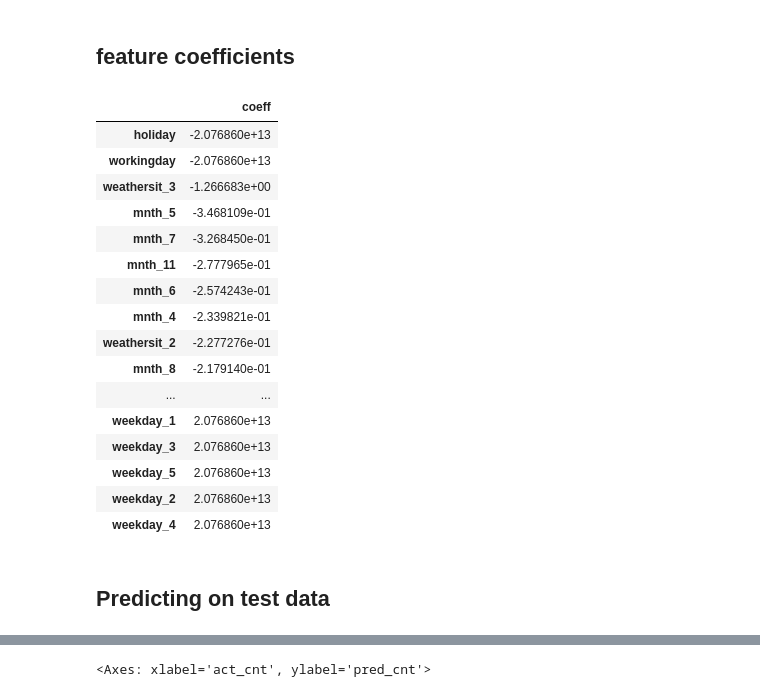
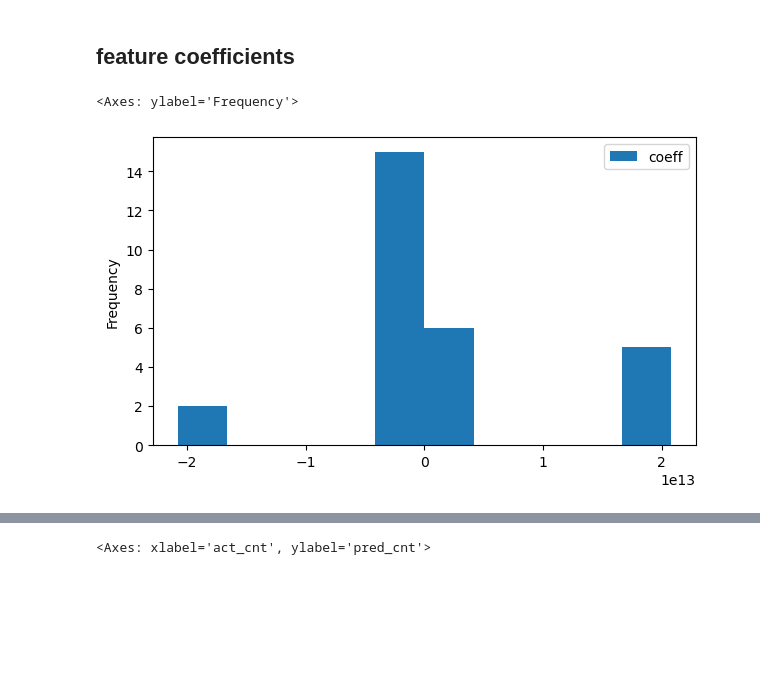
Before and after one commit to jitesh0034/bike_rent_case_study, a Jupyter notebook: Jitesh_BikesAssignment.ipynb, the cells around one changed output, grey strips where cells are left out. Saved outputs shown, nothing was run; the diff lists cells and outputs as text; code cells hidden in the pictures; blank space fills up the shorter version.

```diff
--- a/Jitesh_BikesAssignment.ipynb
+++ b/Jitesh_BikesAssignment.ipynb
@@ -179,24 +165,7 @@ LinearRegression()
 # %% [markdown]
 ## feature coefficients
 # %%
-pd.DataFrame(lm_reg.coef_, columns = lm_reg.feature_names_in_, index = ['coeff']).T.sort_values(by = 'coeff')
+pd.DataFrame(lm_reg.coef_, columns = lm_reg.feature_names_in_, index = ['coeff']).T.sort_values(by = 'coeff').plot(kind = 'hist', figsize = (7,4))
 # %% [output]
-|  | coeff |
-| holiday | -2.076860e+13 |
-| workingday | -2.076860e+13 |
-| weathersit_3 | -1.266683e+00 |
-| mnth_5 | -3.468109e-01 |
-| mnth_7 | -3.268450e-01 |
-| mnth_11 | -2.777965e-01 |
-| mnth_6 | -2.574243e-01 |
-| mnth_4 | -2.339821e-01 |
-| weathersit_2 | -2.277276e-01 |
-| mnth_8 | -2.179140e-01 |
-| ... | ... |
-| weekday_1 | 2.076860e+13 |
-| weekday_3 | 2.076860e+13 |
-| weekday_5 | 2.076860e+13 |
-| weekday_2 | 2.076860e+13 |
-| weekday_4 | 2.076860e+13 |
+<Axes: ylabel='Frequency'>
+[figure, added]
-# %% [markdown]
-## Predicting on test data
```
Also changed, not shown: parts of 6 cells of this notebook.
